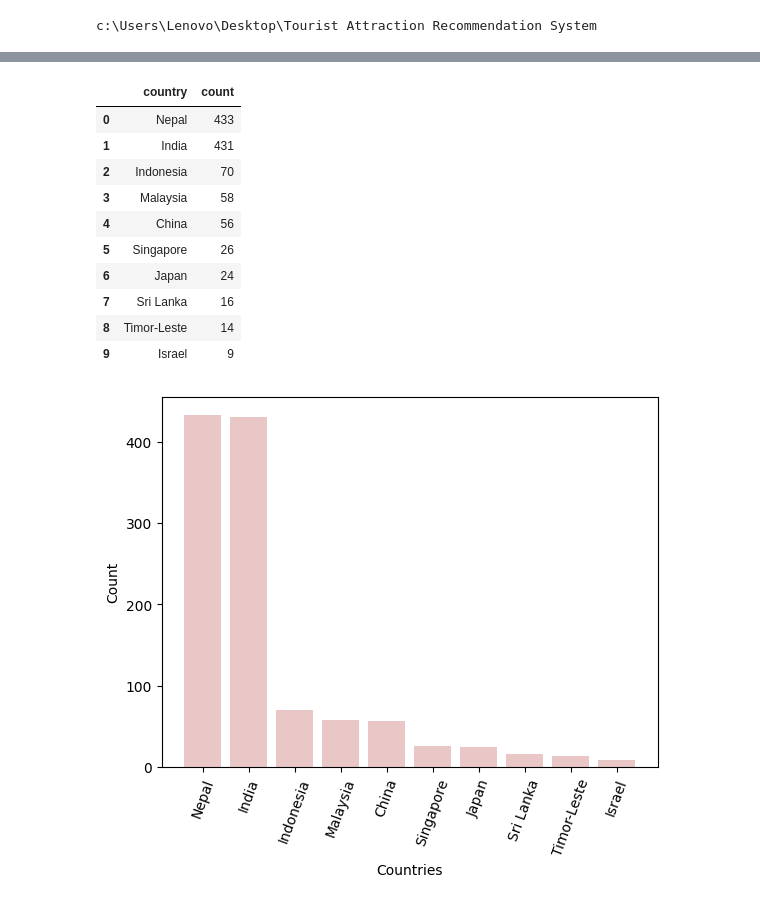
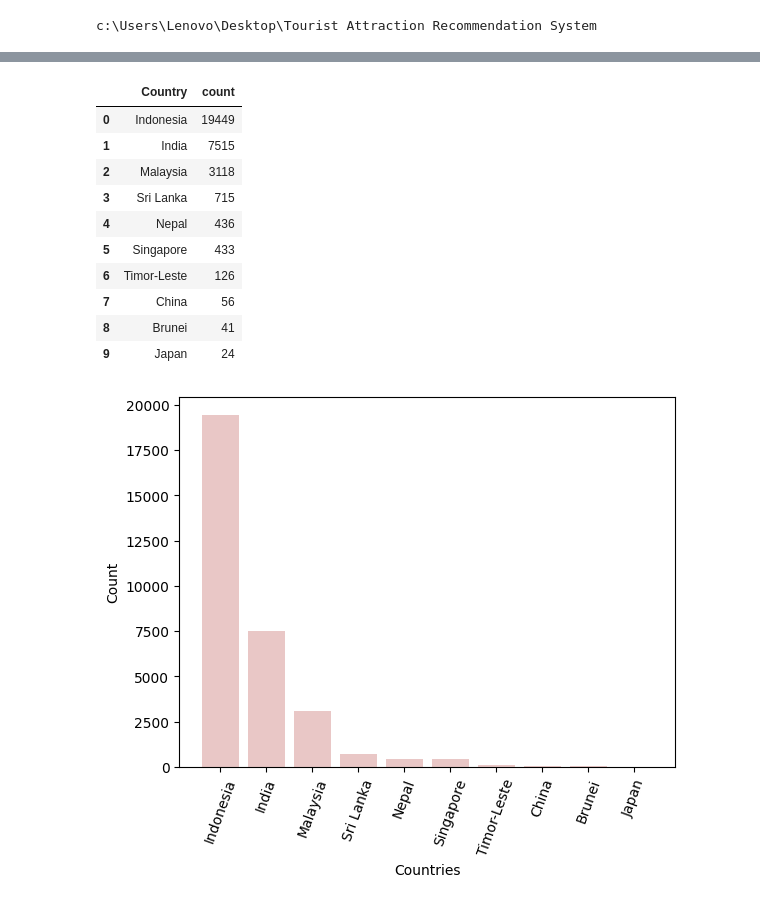
Before and after one commit to sushilashrestha/Tourist-Attraction-Recommendation-System, a Jupyter notebook: Notebook/content_based.ipynb, the cells around one changed output, grey strips where cells are left out. Saved outputs shown, nothing was run; the diff lists cells and outputs as text; code cells hidden in the pictures.

```diff
--- a/Notebook/content_based.ipynb
+++ b/Notebook/content_based.ipynb
@@ -17,22 +17,24 @@ cd ..
 # %% [output]
 c:\Users\Lenovo\Desktop\Tourist Attraction Recommendation System
 # %%
-# Loading all the cleaned data in different csv files
-# Specify the folder containing the CSV files
-folder_path = 'Dataset/Cleaned'
+# # Loading all the cleaned data in different csv files
+# # Specify the folder containing the CSV files
+# folder_path = 'Dataset/Cleaned'
 
-# Initialize an empty list to store DataFrames
-dataframes = []
+# # Initialize an empty list to store DataFrames
+# dataframes = []
 
-# Iterate over each file in the folder
-for file_name in os.listdir(folder_path):
-    if file_name.endswith('.csv'):  # Check if the file is a CSV
-        file_path = os.path.join(folder_path, file_name)
-        df = pd.read_csv(file_path)  # Load CSV into a DataFrame
-        dataframes.append(df)  # Append the DataFrame to the list
+# # Iterate over each file in the folder
+# for file_name in os.listdir(folder_path):
+#     if file_name.endswith('.csv'):  # Check if the file is a CSV
+#         file_path = os.path.join(folder_path, file_name)
+#         df = pd.read_csv(file_path)  # Load CSV into a DataFrame
+#         dataframes.append(df)  # Append the DataFrame to the list
 
-# Concatenate all DataFrames into one
-combined_df = pd.concat(dataframes, ignore_index=True)
+# # Concatenate all DataFrames into one
+# combined_df = pd.concat(dataframes, ignore_index=True)
 
-# Display the combined DataFrame
-print(combined_df)
+# # Display the combined DataFrame
+# print(combined_df)
+
+combined_df = pd.read_csv("Third_Phase.csv")
@@ -90,8 +74,7 @@ top10_countries
 # %%
 #Clean the dataset
-combined_df.drop(columns = ['Unnamed: 0', 'Unnamed: 0.1'],inplace=True)
-combined_df.dropna(subset = 'description',inplace=True)
-combined_df.drop_duplicates(subset ='name',inplace= True)
+combined_df.dropna(subset = 'Description',inplace=True)
+combined_df.drop_duplicates(subset ='Name',inplace= True)
 combined_df= combined_df.reset_index(drop=True)
 combined_df.info()
 # %% [output]
@@ -165,26 +151,26 @@ memory usage: 23.8+ KB
 # %%
-top10_countries = combined_df['country'].value_counts().reset_index().head(10)
+top10_countries = combined_df['Country'].value_counts().reset_index().head(10)
 top10_countries
 # %% [output]
-|  | country | count |
-| 0 | Nepal | 433 |
-| 1 | India | 431 |
-| 2 | Indonesia | 70 |
-| 3 | Malaysia | 58 |
-| 4 | China | 56 |
-| 5 | Singapore | 26 |
-| 6 | Japan | 24 |
-| 7 | Sri Lanka | 16 |
-| 8 | Timor-Leste | 14 |
-| 9 | Israel | 9 |
+|  | Country | count |
+| 0 | Indonesia | 19449 |
+| 1 | India | 7515 |
+| 2 | Malaysia | 3118 |
+| 3 | Sri Lanka | 715 |
+| 4 | Nepal | 436 |
+| 5 | Singapore | 433 |
+| 6 | Timor-Leste | 126 |
+| 7 | China | 56 |
+| 8 | Brunei | 41 |
+| 9 | Japan | 24 |
 # %%
-plt.bar(top10_countries['country'], top10_countries['count'], color = '#E9C7C6')
+plt.bar(top10_countries['Country'], top10_countries['count'], color = '#E9C7C6')
 plt.xlabel("Countries")
 plt.xticks(rotation=70, horizontalalignment="center")
 plt.ylabel("Count")
 plt.show()
 # %% [output]
-[figure, old version]
+[figure, new version]
 # %%
 # Vectorize 'Description' column using TF-IDF
 tfidf = TfidfVectorizer(stop_words='english', max_features=100)
```
Also changed, not shown: parts of 18 cells of this notebook.
